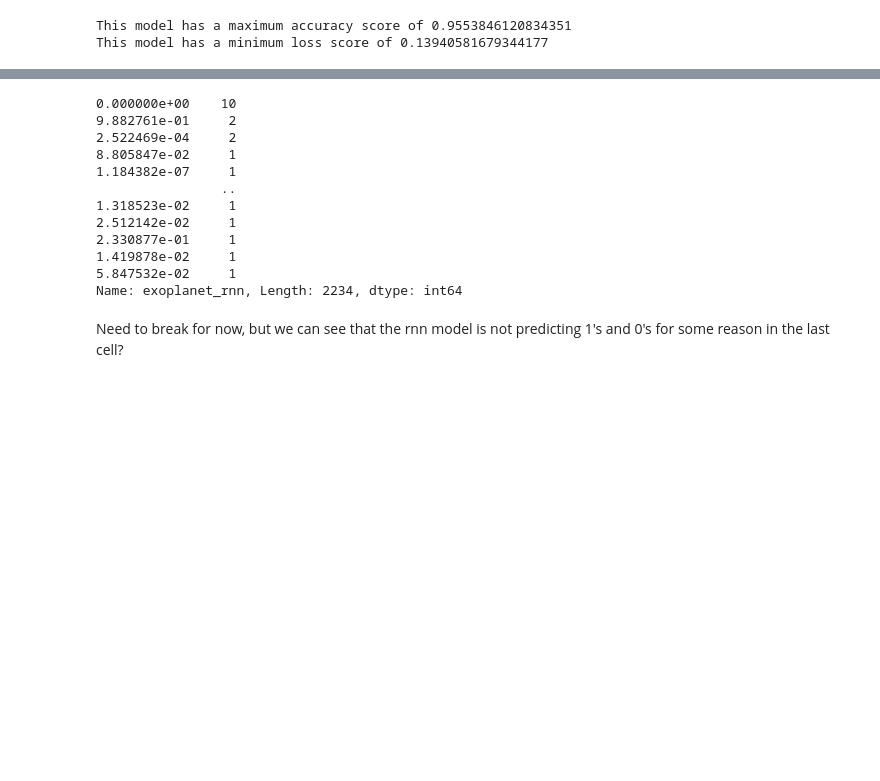
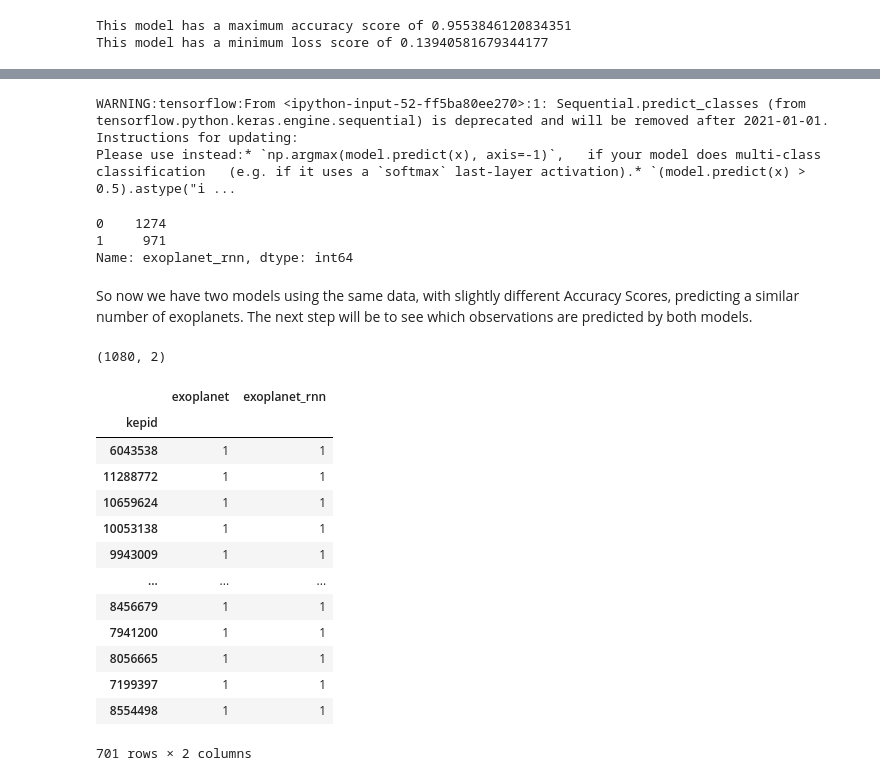
Before and after one commit to MattPat1981/exoplanet_alpha_models, a Jupyter notebook: code/KOI_EDA.ipynb, the cells around one changed output, grey strips where cells are left out. Drawn from its saved outputs; the diff is of its cells as text; code cells hidden in the pictures; blank space fills up the shorter version.

Commit message:
Predicting ~700 Exoplanets, see KOI_EDA.ipynb

```diff
--- a/code/KOI_EDA.ipynb
+++ b/code/KOI_EDA.ipynb
@@ -309,19 +344,36 @@ This model has a minimum loss score of 0.13940581679344177
 # %%
-candidates['exoplanet_rnn'] = rnn.predict(test_sc)
+candidates['exoplanet_rnn'] = rnn.predict_classes(test_sc)
+# %% [output]
+WARNING:tensorflow:From <ipython-input-52-ff5ba80ee270>:1: Sequential.predict_classes (from tensorflow.python.keras.engine.sequential) is deprecated and will be removed after 2021-01-01.
+Instructions for updating:
+Please use instead:* `np.argmax(model.predict(x), axis=-1)`,   if your model does multi-class classification   (e.g. if it uses a `softmax` last-layer activation).* `(model.predict(x) > 0.5).astype("i ...
 # %%
 candidates['exoplanet_rnn'].value_counts()
 # %% [output]
-0.000000e+00    10
-9.882761e-01     2
-2.522469e-04     2
-8.805847e-02     1
-1.184382e-07     1
-                ..
-1.318523e-02     1
-2.512142e-02     1
-2.330877e-01     1
-1.419878e-02     1
-5.847532e-02     1
-Name: exoplanet_rnn, Length: 2234, dtype: int64
+0    1274
+1     971
+Name: exoplanet_rnn, dtype: int64
-# %% [markdown]
-Need to break for now, but we can see that the rnn model is not predicting 1's and 0's for some reason in the last cell?
+# %% [markdown]
+So now we have two models using the same data, with slightly different Accuracy Scores, predicting a similar number of exoplanets. The next step will be to see which observations are predicted by both models.
+# %%
+overlap = candidates[['exoplanet', 'exoplanet_rnn']][(candidates['exoplanet']==1) | (candidates['exoplanet_rnn']==1)]
+overlap.shape
+# %% [output]
+(1080, 2)
+# %%
+overlap[(overlap.exoplanet == 1) & (overlap.exoplanet_rnn == 1)]
+# %% [output]
+|  | exoplanet | exoplanet_rnn |
+| kepid |  |  |
+| 6043538 | 1 | 1 |
+| 11288772 | 1 | 1 |
+| 10659624 | 1 | 1 |
+| 10053138 | 1 | 1 |
+| 9943009 | 1 | 1 |
+| ... | ... | ... |
+| 8456679 | 1 | 1 |
+| 7941200 | 1 | 1 |
+| 8056665 | 1 | 1 |
+| 7199397 | 1 | 1 |
+| 8554498 | 1 | 1 |
+701 rows × 2 columns
```
Also changed, not shown: parts of 4 cells of this notebook.
